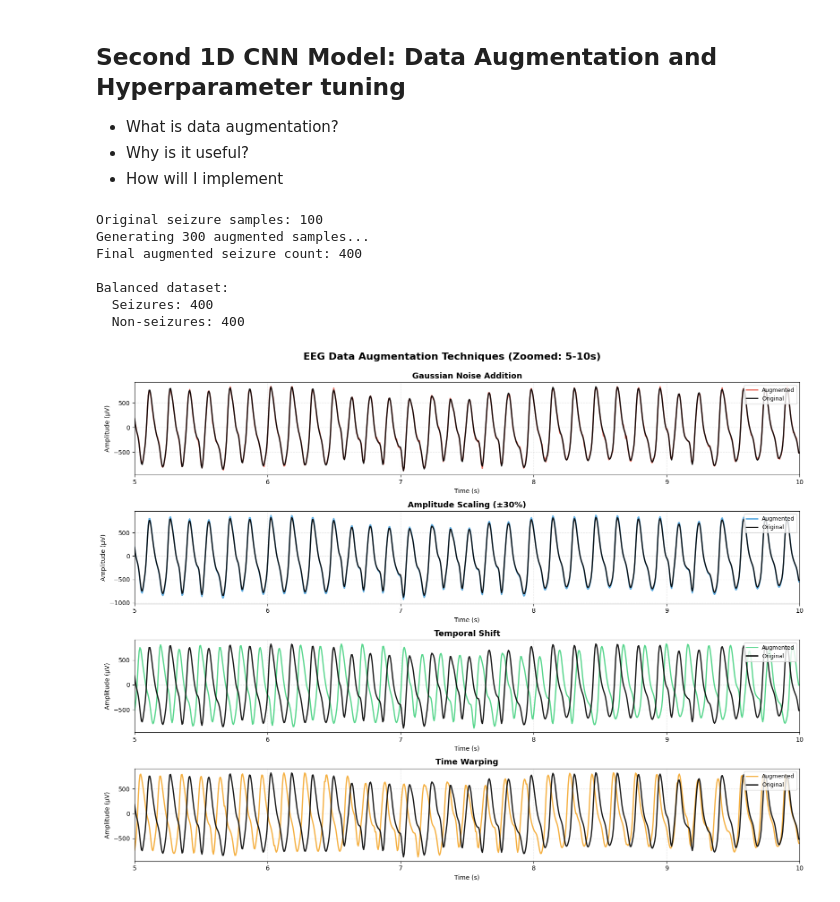
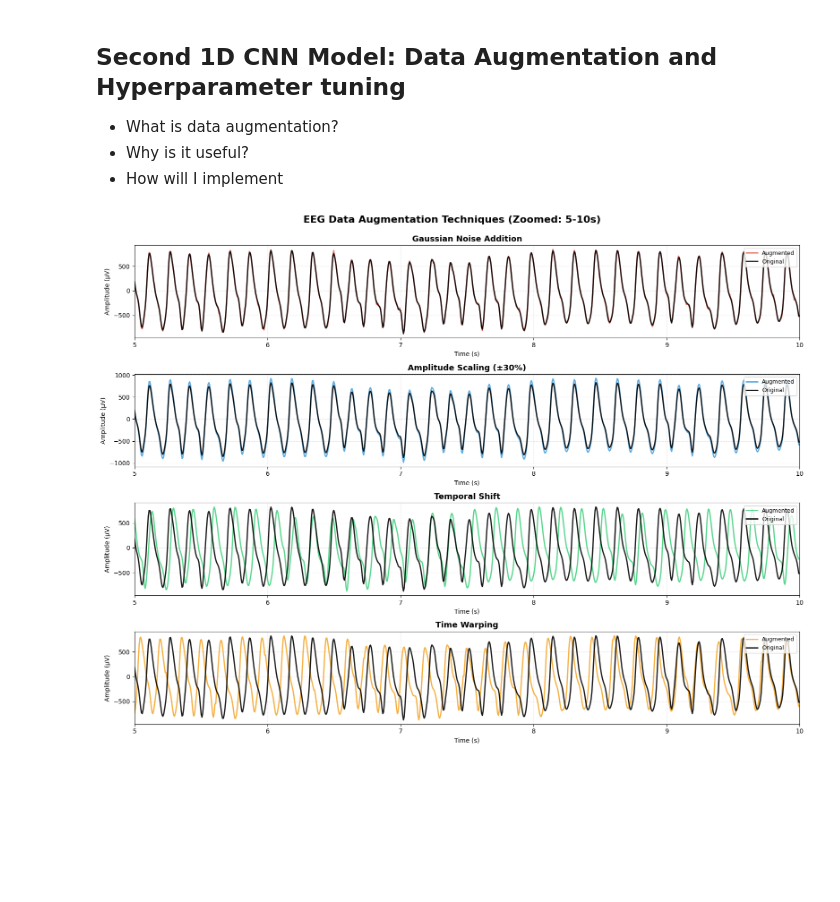
Before and after one commit to nmarryatt/EEG-Seizure-Classification, a Jupyter notebook: notebooks/Seer_Technical.ipynb, the cells around one changed output. Cells and saved outputs as stored; diff of their text form; code cells hidden in the pictures; blank space fills up the shorter version.

```diff
--- a/notebooks/Seer_Technical.ipynb
+++ b/notebooks/Seer_Technical.ipynb
@@ -317,44 +505,7 @@ KEY METRICS SUMMARY
 # %%
-importlib.reload(scripts.augmentation)
-from scripts.augmentation import create_augmented_dataset, visualize_augmentation_comparison
-# Usage:
-# Separate your data
-X_seizure = X[y == 1]
-X_non_seizure = X[y == 0]
-y_seizure = y[y == 1]
-y_non_seizure = y[y == 0]
-
-# Augment seizures to match non-seizures (or get closer)
-X_seizure_aug, y_seizure_aug = create_augmented_dataset(
-    X_seizure, y_seizure,
-    target_count=400,  # Match non-seizure count
-    aug_methods=['noise', 'scale', 'shift']
-)
-
-# Combine everything
-X_balanced = np.vstack([X_seizure_aug, X_non_seizure])
-y_balanced = np.hstack([y_seizure_aug, y_non_seizure])
-
-# Shuffle
-shuffle_idx = np.random.permutation(len(X_balanced))
-X_balanced = X_balanced[shuffle_idx]
-y_balanced = y_balanced[shuffle_idx]
-
-print(f"\nBalanced dataset:")
-print(f"  Seizures: {(y_balanced == 1).sum()}")
-print(f"  Non-seizures: {(y_balanced == 0).sum()}")
-
-
 visualize_augmentation_comparison(X_seizure, sample_idx=0)
 # %% [output]
-Original seizure samples: 100
-Generating 300 augmented samples...
-Final augmented seizure count: 400
-
-Balanced dataset:
-  Seizures: 400
-  Non-seizures: 400
-[figure, old version]
+[figure, new version]
 # %%
 importlib.reload(scripts.augmentation)
 
```
Also changed, not shown: parts of 18 cells of this notebook.
